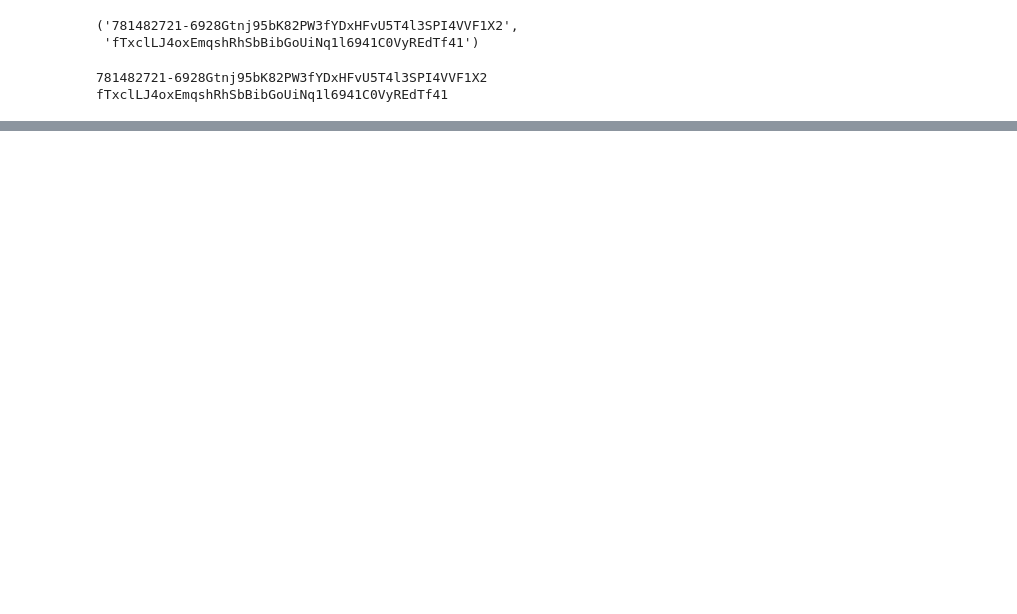
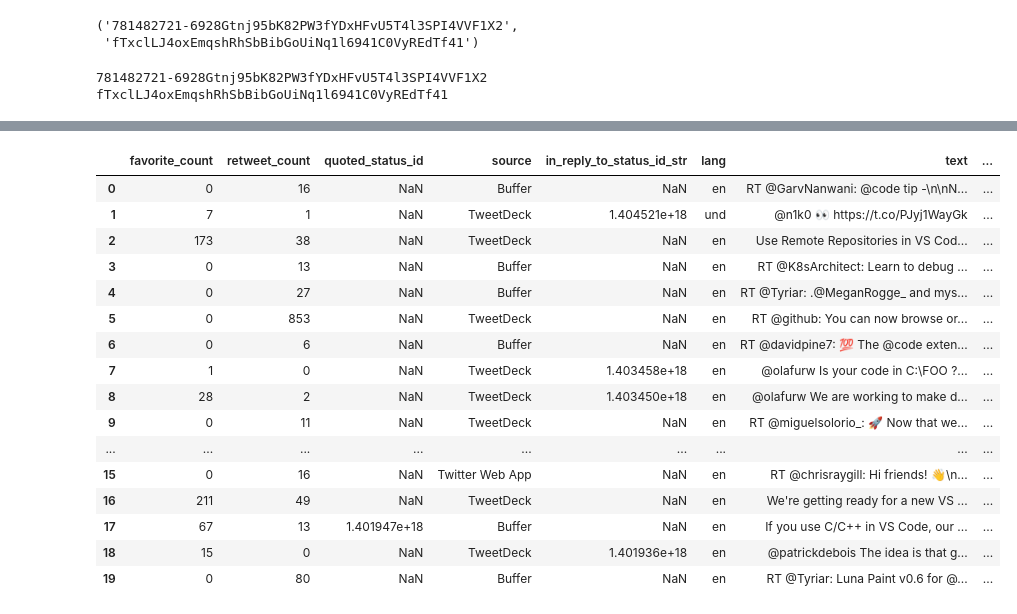
Before and after one commit to isaacm13/Twitter-Project, a Jupyter notebook: Collecting User Data.ipynb, the cells around one changed output, grey strips where cells are left out. Drawn from its saved outputs; the diff is of its cells as text; code cells hidden in the pictures; blank space fills up the shorter version.

Commit message:
Code added to write dataframe to .csv file.
Cells 13 &14

```diff
--- a/Collecting User Data.ipynb
+++ b/Collecting User Data.ipynb
@@ -84,0 +87,21 @@ df1.head()
+# %%
+df1_saved_file = pd.read_csv('tweetspreadsheet.csv')
+df1_saved_file
+# %% [output]
+|  | favorite_count | retweet_count | quoted_status_id | source | in_reply_to_status_id_str | lang | text | ... |
+| 0 | 0 | 16 | NaN | Buffer | NaN | en | RT @GarvNanwani: @code tip -\n\nN... | ... |
+| 1 | 7 | 1 | NaN | TweetDeck | 1.404521e+18 | und | @n1k0 👀 https://t.co/PJyj1WayGk | ... |
+| 2 | 173 | 38 | NaN | TweetDeck | NaN | en | Use Remote Repositories in VS Cod... | ... |
+| 3 | 0 | 13 | NaN | Buffer | NaN | en | RT @K8sArchitect: Learn to debug ... | ... |
+| 4 | 0 | 27 | NaN | Buffer | NaN | en | RT @Tyriar: .@MeganRogge_ and mys... | ... |
+| 5 | 0 | 853 | NaN | TweetDeck | NaN | en | RT @github: You can now browse or... | ... |
+| 6 | 0 | 6 | NaN | Buffer | NaN | en | RT @davidpine7: 💯 The @code exten... | ... |
+| 7 | 1 | 0 | NaN | TweetDeck | 1.403458e+18 | en | @olafurw Is your code in C:\FOO ?... | ... |
+| 8 | 28 | 2 | NaN | TweetDeck | 1.403450e+18 | en | @olafurw We are working to make d... | ... |
+| 9 | 0 | 11 | NaN | TweetDeck | NaN | en | RT @miguelsolorio_: 🚀 Now that we... | ... |
+| ... | ... | ... | ... | ... | ... | ... | ... | ... |
+| 15 | 0 | 16 | NaN | Twitter Web App | NaN | en | RT @chrisraygill: Hi friends! 👋\n... | ... |
+| 16 | 211 | 49 | NaN | TweetDeck | NaN | en | We're getting ready for a new VS ... | ... |
+| 17 | 67 | 13 | 1.401947e+18 | Buffer | NaN | en | If you use C/C++ in VS Code, our ... | ... |
+| 18 | 15 | 0 | NaN | TweetDeck | 1.401936e+18 | en | @patrickdebois The idea is that g... | ... |
+| 19 | 0 | 80 | NaN | Buffer | NaN | en | RT @Tyriar: Luna Paint v0.6 for @... | ... |
```
Also changed, not shown: parts of 5 cells of this notebook, 1 other file.
